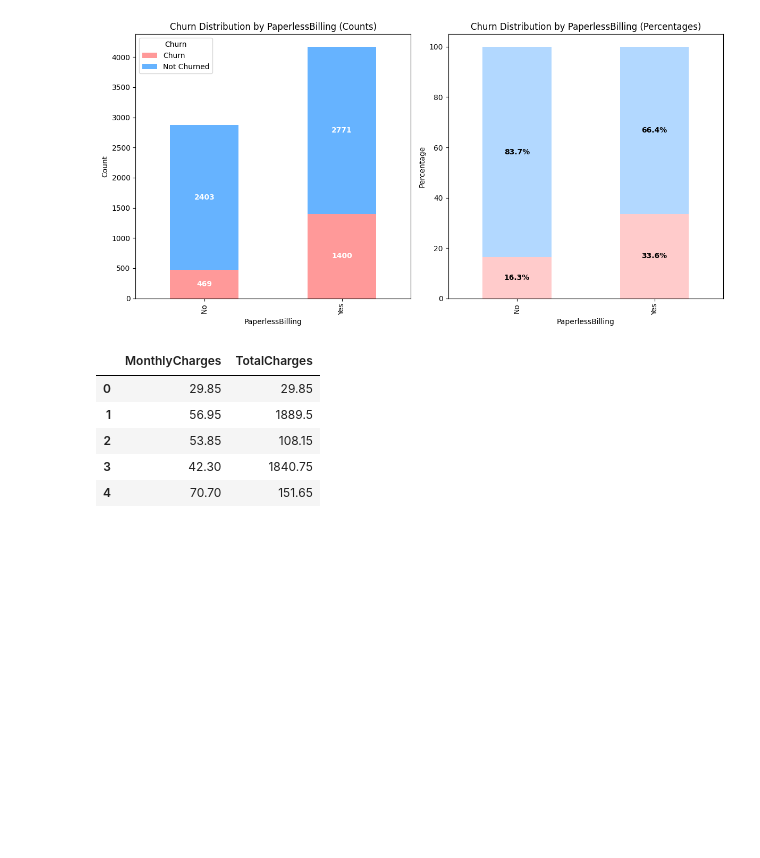
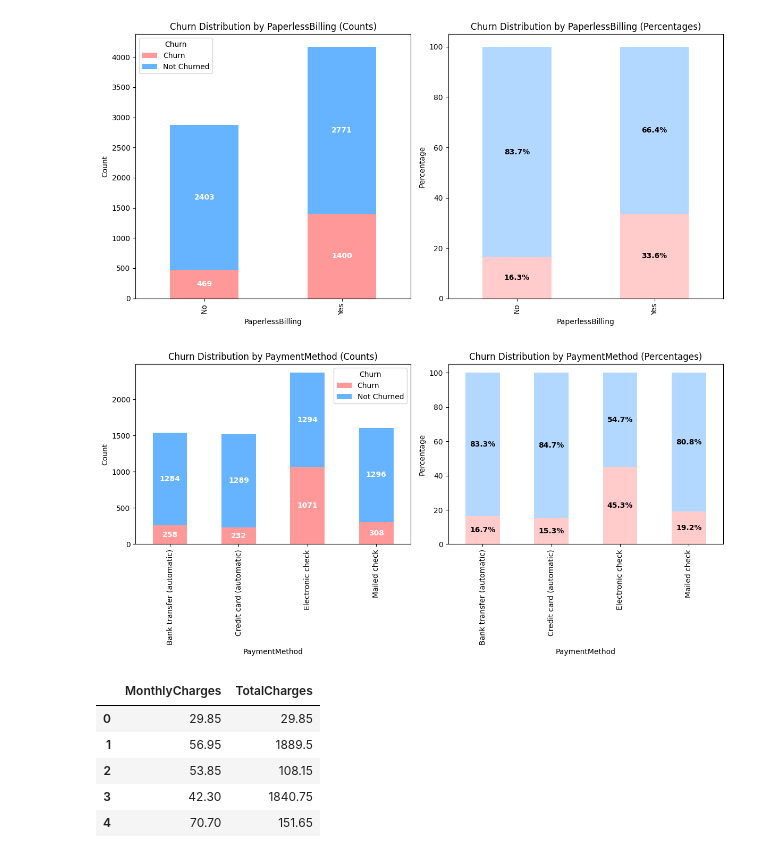
Before and after one commit to Sanket2102/churn-prediction, a Jupyter notebook: Churn Prediction/basic_analysis.ipynb, the cells around one changed output. Saved outputs shown, nothing was run; the diff lists cells and outputs as text; code cells hidden in the pictures; blank space fills up the shorter version.

```diff
--- a/Churn Prediction/basic_analysis.ipynb
+++ b/Churn Prediction/basic_analysis.ipynb
@@ -188,6 +188,10 @@ plot_stacked_bar('Contract')
 plot_stacked_bar('PaperlessBilling')
 # %% [output]
 [figure]
+# %%
+plot_stacked_bar('PaymentMethod')
+# %% [output]
+[figure, added]
 # %%
 telecom_data[['MonthlyCharges','TotalCharges']].head()
 # %% [output]
```
Also changed, not shown: parts of 7 cells of this notebook, 2 other files.
